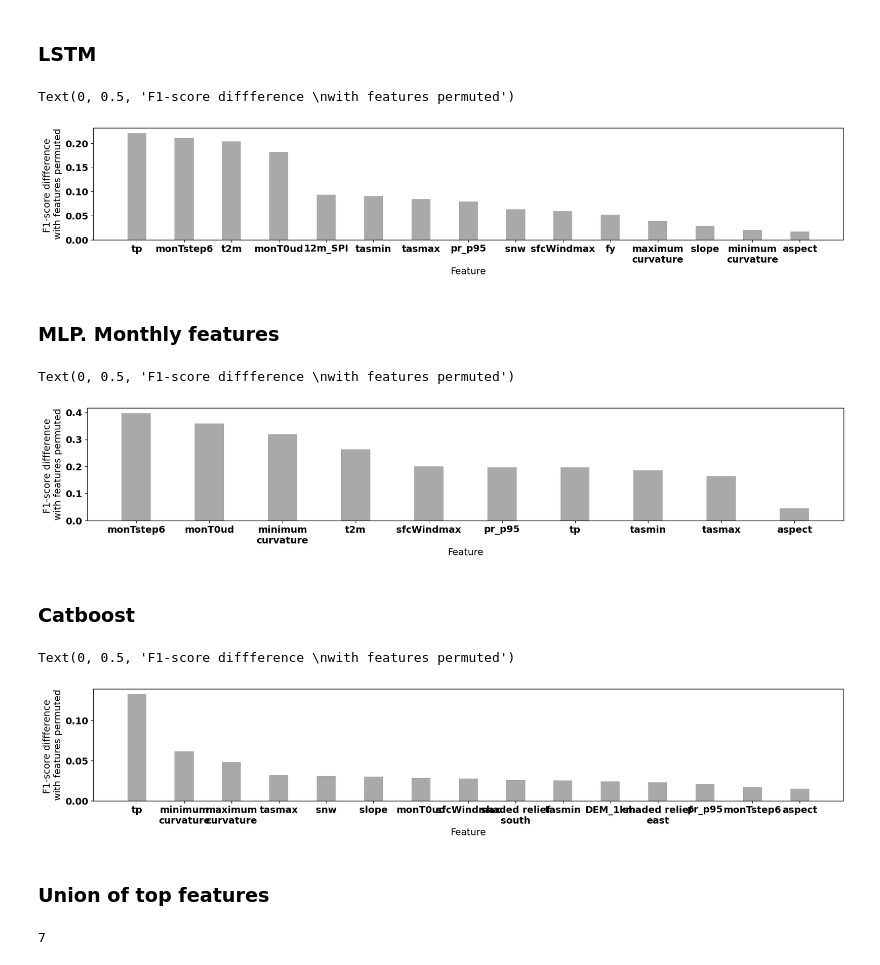
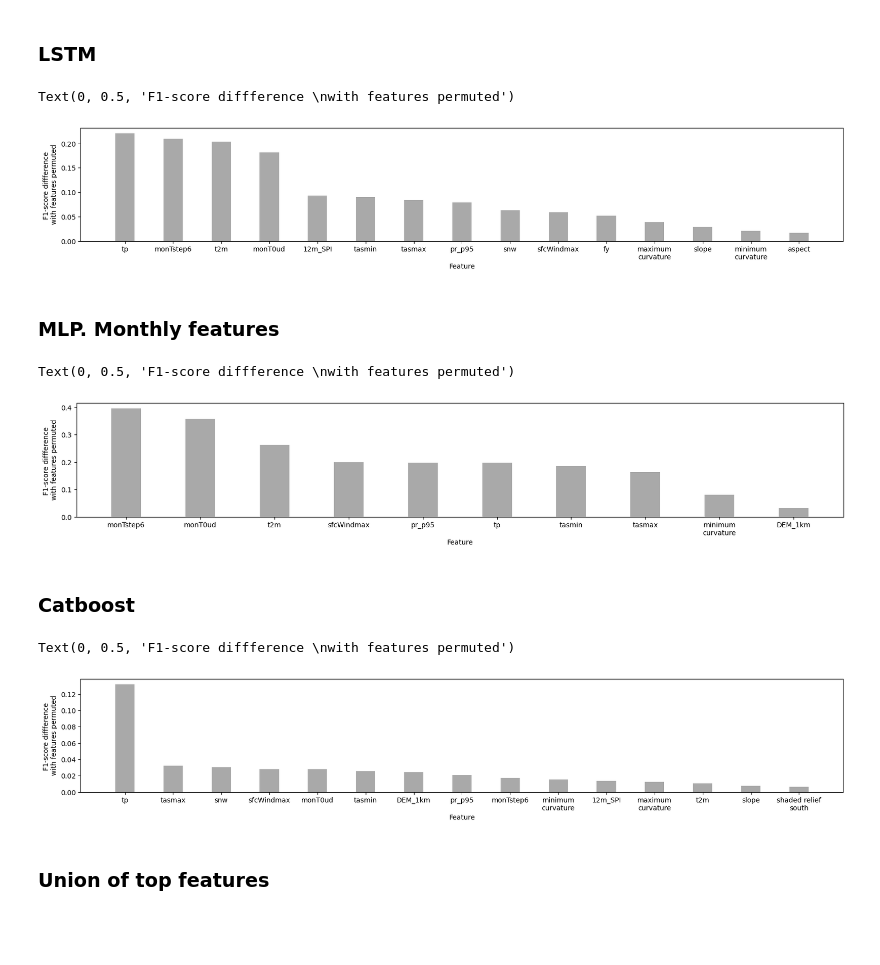
Before and after one commit to makboard/ArableLandSuitability, a Jupyter notebook: data_processing/plot_feature_importance.ipynb, the cells around one changed output. Saved outputs shown, nothing was run; the diff lists cells and outputs as text; code cells hidden in the pictures; blank space fills up the shorter version.

```diff
--- a/data_processing/plot_feature_importance.ipynb
+++ b/data_processing/plot_feature_importance.ipynb
@@ -39,21 +39,18 @@ morf_keys
 # %% [markdown]
 ### LSTM
 # %%
-with open(
-os.path.join(pathResults, "feature_importance_lstm.pkl"), "rb"
-) as fs:
+with open(os.path.join(pathResults, "feature_importance_lstm.pkl"), "rb") as fs:
     scores = pickle.load(fs)
-scores_lstm = {k:[] for k in keys}
+scores_lstm = {k: [] for k in keys}
 
 # Average over all permutations:
 for key, value in scores.items():
-    value = np.mean(scores[key])
+    value = np.mean(value)
 
     # Rename morphological features
     if any(morf in key for morf in ["morf_3", "morf_11", "morf_33", "morf_47"]):
         key_index = key.split("_")[2]
         key = morf_map[key_index]
-        # key = band_names[key_index]+"_"+key_scale
 
     # Collect all similar features in list (12 values for climatic, 4 - for morphological)
     for key_res, value_res in scores_lstm.items():
@@ -63,20 +60,29 @@ for key, value in scores.items():
 # Sum up values from 1 features (12 values for climatic, 4 - for morphological)
 for key, value in scores_lstm.items():
     if key in morf_keys:
-        scores_lstm[key] = np.sum(scores_lstm[key])
+        scores_lstm[key] = np.mean(scores_lstm[key])
     else:
         scores_lstm[key] = np.sum(scores_lstm[key])
 # %%
-lstm_feature_importance = pd.DataFrame(data= scores_lstm.values(), index = scores_lstm.keys(), columns=['LSTM'])
-lstm_feature_importance = lstm_feature_importance.sort_values(by=['LSTM'], ascending=False)
+lstm_feature_importance = pd.DataFrame(
+    data=scores_lstm.values(), index=scores_lstm.keys(), columns=["LSTM"]
+)
+lstm_feature_importance = lstm_feature_importance.sort_values(
+    by=["LSTM"], ascending=False
+)
 
-plt.figure(figsize=(20,3))
-plt.bar(list(lstm_feature_importance[:15].index), [i[0] for i in lstm_feature_importance[:15].values], width=0.4, color = 'darkgray')
+plt.figure(figsize=(20, 3))
+plt.bar(
+    list(lstm_feature_importance[:15].index),
+    [i[0] for i in lstm_feature_importance[:15].values],
+    width=0.4,
+    color="darkgray",
+)
 plt.xlabel("Feature")
 plt.ylabel("F1-score diffference \nwith features permuted")
 # %% [output]
 Text(0, 0.5, 'F1-score diffference \nwith features permuted')
-[figure, old version]
+[figure, new version]
 # %% [markdown]
 ### MLP. Monthly features
 # %%
@@ -108,15 +112,22 @@ for key, value in scores_mlp.items():
     else:
         scores_mlp[key] = np.sum(scores_mlp[key])
 # %%
-mlp_feature_importance = pd.DataFrame(data= scores_mlp.values(), index = scores_mlp.keys(), columns=['MLP'])
-mlp_feature_importance = mlp_feature_importance.sort_values(by=['MLP'], ascending=False)
+mlp_feature_importance = pd.DataFrame(
+    data=scores_mlp.values(), index=scores_mlp.keys(), columns=["MLP"]
+)
+mlp_feature_importance = mlp_feature_importance.sort_values(by=["MLP"], ascending=False)
 
-plt.figure(figsize=(20,3))
-plt.bar(list(mlp_feature_importance[:10].index), [i[0] for i in mlp_feature_importance[:10].values], width=0.4, color = 'darkgray')
+plt.figure(figsize=(20, 3))
+plt.bar(
+    list(mlp_feature_importance[:10].index),
+    [i[0] for i in mlp_feature_importance[:10].values],
+    width=0.4,
+    color="darkgray",
+)
 plt.xlabel("Feature")
 plt.ylabel("F1-score diffference \nwith features permuted")
 # %% [output]
 Text(0, 0.5, 'F1-score diffference \nwith features permuted')
-[figure, old version]
+[figure, new version]
 # %% [markdown]
 ### Catboost
@@ -149,15 +162,24 @@ for key, value in scores_catboost.items():
     else:
         scores_catboost[key] = np.sum(scores_catboost[key])
 # %%
-catboost_feature_importance = pd.DataFrame(data= scores_catboost.values(), index = scores_catboost.keys(), columns=['Catboost'])
-catboost_feature_importance = catboost_feature_importance.sort_values(by=['Catboost'], ascending=False)
+catboost_feature_importance = pd.DataFrame(
+    data=scores_catboost.values(), index=scores_catboost.keys(), columns=["Catboost"]
+)
+catboost_feature_importance = catboost_feature_importance.sort_values(
+    by=["Catboost"], ascending=False
+)
 
-plt.figure(figsize=(20,3))
-plt.bar(list(catboost_feature_importance[:15].index), [i[0] for i in catboost_feature_importance[:15].values], width=0.4, color = 'darkgray')
+plt.figure(figsize=(20, 3))
+plt.bar(
+    list(catboost_feature_importance[:15].index),
+    [i[0] for i in catboost_feature_importance[:15].values],
+    width=0.4,
+    color="darkgray",
+)
 plt.xlabel("Feature")
 plt.ylabel("F1-score diffference \nwith features permuted")
 # %% [output]
 Text(0, 0.5, 'F1-score diffference \nwith features permuted')
-[figure, old version]
+[figure, new version]
 # %% [markdown]
 ### Union of top features
@@ -171,7 +185,0 @@ matplotlib.rc('font', **font)
-# %%
-features = list(set(lstm_feature_importance[:4].index) |
-                set(mlp_feature_importance[:4].index) |
-                set(catboost_feature_importance[:4].index) )
-print(len(features))
-# %% [output]
-7
```
Also changed, not shown: parts of 10 cells of this notebook, 1 other file.
